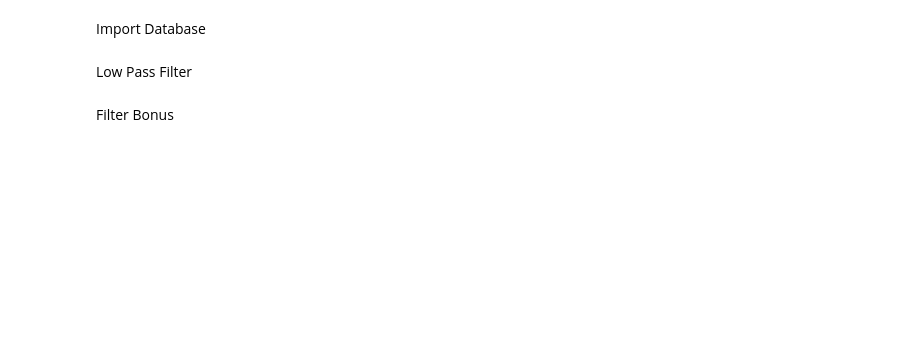
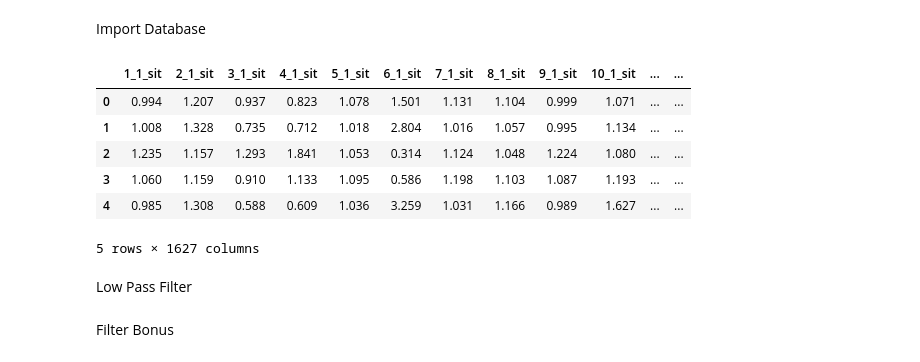
Before and after one commit to gilrom/Heartbeat_Auth, a Jupyter notebook: simpleAuth.ipynb, the cells around one changed output. Cells and saved outputs as stored; diff of their text form; code cells hidden in the pictures; blank space fills up the shorter version.

```diff
--- a/simpleAuth.ipynb
+++ b/simpleAuth.ipynb
@@ -3,10 +3,19 @@ Import Database
 # %%
 #cond = {"sit": 1, "stand": 2, "exercize": 3, "supine": 4, "tripod", 5}
 freq = 200 #Device sampling frequency in Hz
 import pandas as pd
-df = pd.read_csv('/Users/Studies/Documents/Projrct/Heartbeat_Auth/uoftdb.csv')
+df = pd.read_csv('uoftdb.csv')
+df.head()
 # Uoft ECG Database is organazie in cell arrays as follows:
 # signals[#subject][#week][#cond]
+# %% [output]
+|  | 1_1_sit | 2_1_sit | 3_1_sit | 4_1_sit | 5_1_sit | 6_1_sit | 7_1_sit | 8_1_sit | 9_1_sit | 10_1_sit | ... | ... |
+| 0 | 0.994 | 1.207 | 0.937 | 0.823 | 1.078 | 1.501 | 1.131 | 1.104 | 0.999 | 1.071 | ... | ... |
+| 1 | 1.008 | 1.328 | 0.735 | 0.712 | 1.018 | 2.804 | 1.016 | 1.057 | 0.995 | 1.134 | ... | ... |
+| 2 | 1.235 | 1.157 | 1.293 | 1.841 | 1.053 | 0.314 | 1.124 | 1.048 | 1.224 | 1.080 | ... | ... |
+| 3 | 1.060 | 1.159 | 0.910 | 1.133 | 1.095 | 0.586 | 1.198 | 1.103 | 1.087 | 1.193 | ... | ... |
+| 4 | 0.985 | 1.308 | 0.588 | 0.609 | 1.036 | 3.259 | 1.031 | 1.166 | 0.989 | 1.627 | ... | ... |
+5 rows × 1627 columns
 # %% [markdown]
 Low Pass Filter
 # %%
```
Also changed, not shown: parts of 3 cells of this notebook, 1 other file.
